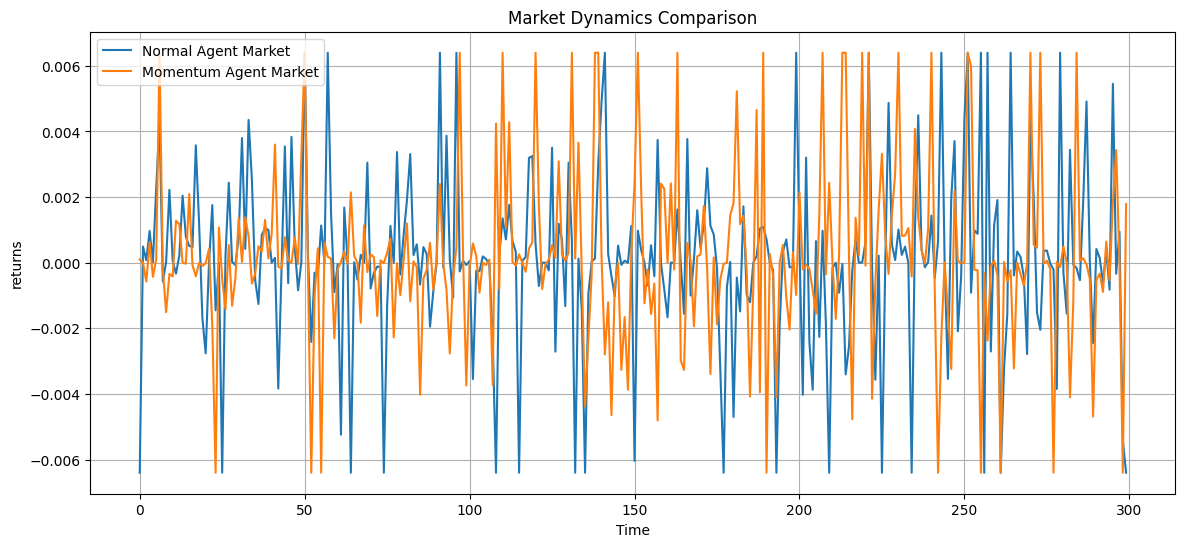
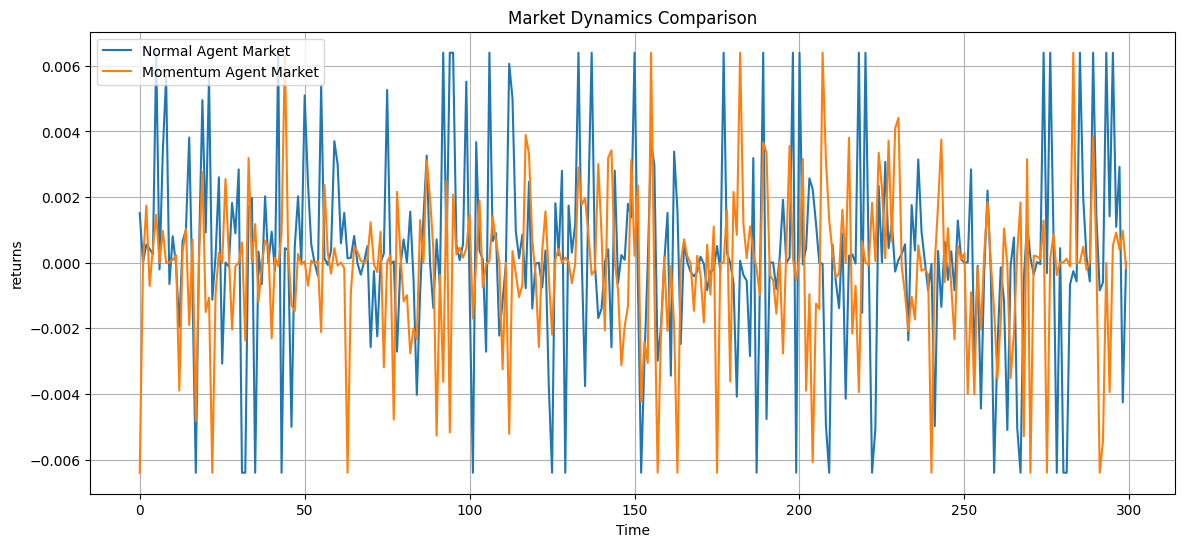
Unified diff of the notebook cell whose output changed from the first chart to the second:
--- before
+++ after
@@ -10,4 +10,2 @@
 plt.legend()
 plt.grid()
-
-plt.savefig("../images/plots/momentum_v1_returns.png")

Commit: Added a agent history in CSV convertible form... and changed the Market history to CSV compatible form...